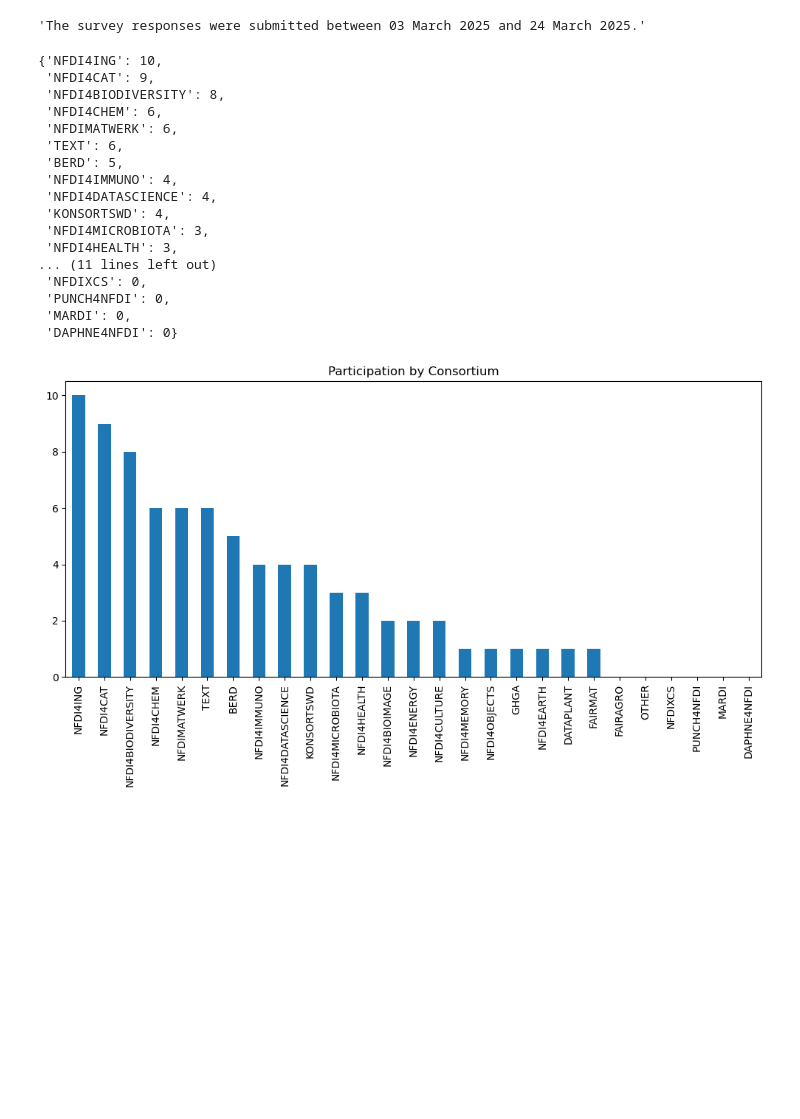
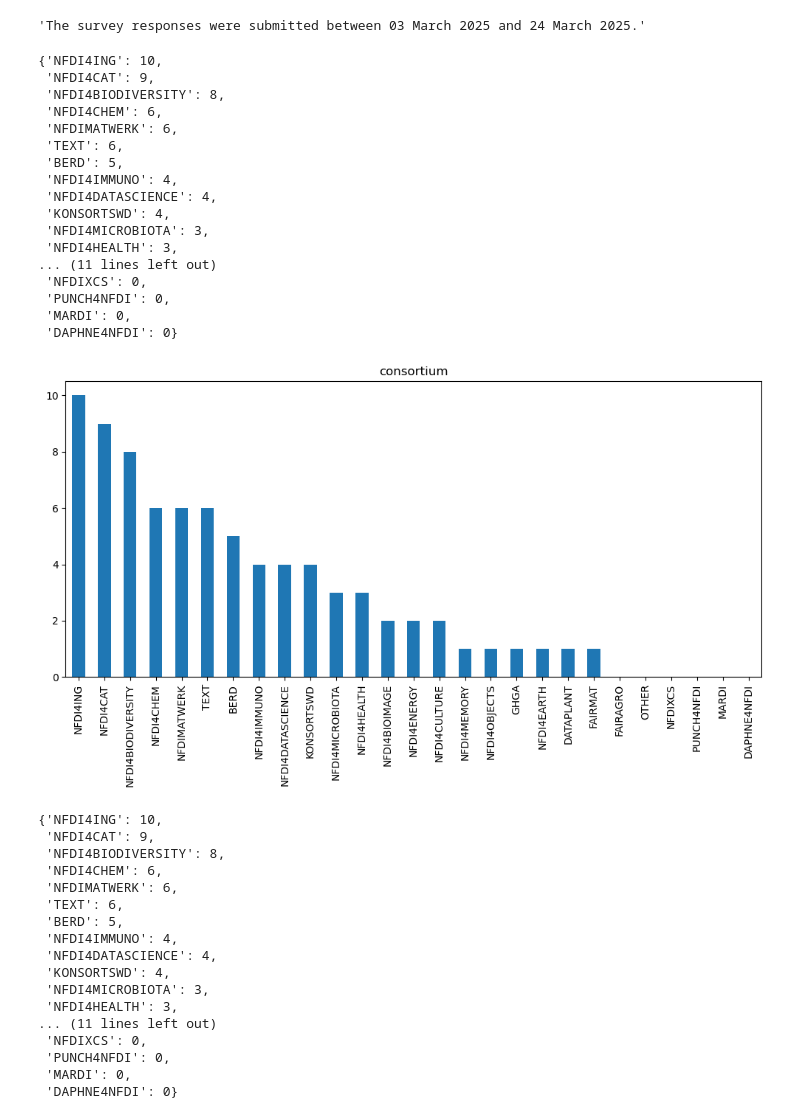
Before and after one commit to KonradHoeffner/softwaresurvey, a Jupyter notebook: results.ipynb, the cells around one changed output. Saved outputs shown, nothing was run; the diff lists cells and outputs as text; code cells hidden in the pictures; blank space fills up the shorter version.

Commit message:
more diagrams

```diff
--- a/results.ipynb
+++ b/results.ipynb
@@ -20,41 +20,52 @@ display("The survey responses were submitted between "+mindate.strftime('%d %B %
 # %%
 def col_count(prefix):
     cols = {col for col in df.columns if isinstance(col, str) and col.startswith(prefix)}
     counts = {}
     for col in cols:
-            new_col_name = re.sub(r"consortium\[(.*)\]", lambda m: m.group(1).upper(), col)
+            new_col_name = re.sub(prefix+r"\[(.*)\]", lambda m: m.group(1).upper(), col)
             counts[new_col_name] = int((df[col] == 'Y').sum())
-    return counts
+    sorted_counts  = dict(sorted(counts.items(), key=lambda item: item[1], reverse=True))
+    display(sorted_counts)
+    pd.Series(sorted_counts).plot(kind='bar', figsize=(10, 6), rot=90, title=prefix)
+    plt.tight_layout()
+    plt.show()
+    return sorted_counts
 
-#cons_cols = {col for col in df.columns if isinstance(col, str) and col.startswith("consortium")}
-#consortia = {re.sub(r"consortium\[([^)]*)\]", lambda m: m.group(1).upper(), col) for col in consortia_cols}
-#cons_counts = {}
-#for col in cons_cols:
-#new_col_name = re.sub(r"consortium\[(.*)\]", lambda m: m.group(1).upper(), col)
-#        cons_counts[new_col_name] = int((df[col] == 'Y').sum())
-cons_counts = col_count("consortium")
-sorted_counts  = dict(sorted(cons_counts.items(), key=lambda item: item[1], reverse=True))
-display(sorted_counts)
-pd.Series(sorted_counts).plot(kind='bar', figsize=(10, 6), rot=90, title="Participation by Consortium")
-plt.tight_layout()
-plt.show()
+col_count("consortium")
 # %% [output]
 {'NFDI4ING': 10,
  'NFDI4CAT': 9,
  'NFDI4BIODIVERSITY': 8,
  'NFDI4CHEM': 6,
  'NFDIMATWERK': 6,
  'TEXT': 6,
  'BERD': 5,
  'NFDI4IMMUNO': 4,
  'NFDI4DATASCIENCE': 4,
  'KONSORTSWD': 4,
  'NFDI4MICROBIOTA': 3,
  'NFDI4HEALTH': 3,
 ... (11 lines left out)
  'NFDIXCS': 0,
  'PUNCH4NFDI': 0,
  'MARDI': 0,
  'DAPHNE4NFDI': 0}
-[figure, old version]
+[figure, new version]
+{'NFDI4ING': 10,
+ 'NFDI4CAT': 9,
+ 'NFDI4BIODIVERSITY': 8,
+ 'NFDI4CHEM': 6,
+ 'NFDIMATWERK': 6,
+ 'TEXT': 6,
+ 'BERD': 5,
+ 'NFDI4IMMUNO': 4,
+ 'NFDI4DATASCIENCE': 4,
+ 'KONSORTSWD': 4,
+ 'NFDI4MICROBIOTA': 3,
+ 'NFDI4HEALTH': 3,
+... (11 lines left out)
+ 'NFDIXCS': 0,
+ 'PUNCH4NFDI': 0,
+ 'MARDI': 0,
+ 'DAPHNE4NFDI': 0}
 # %%
```
Also changed, not shown: parts of 7 cells of this notebook.
